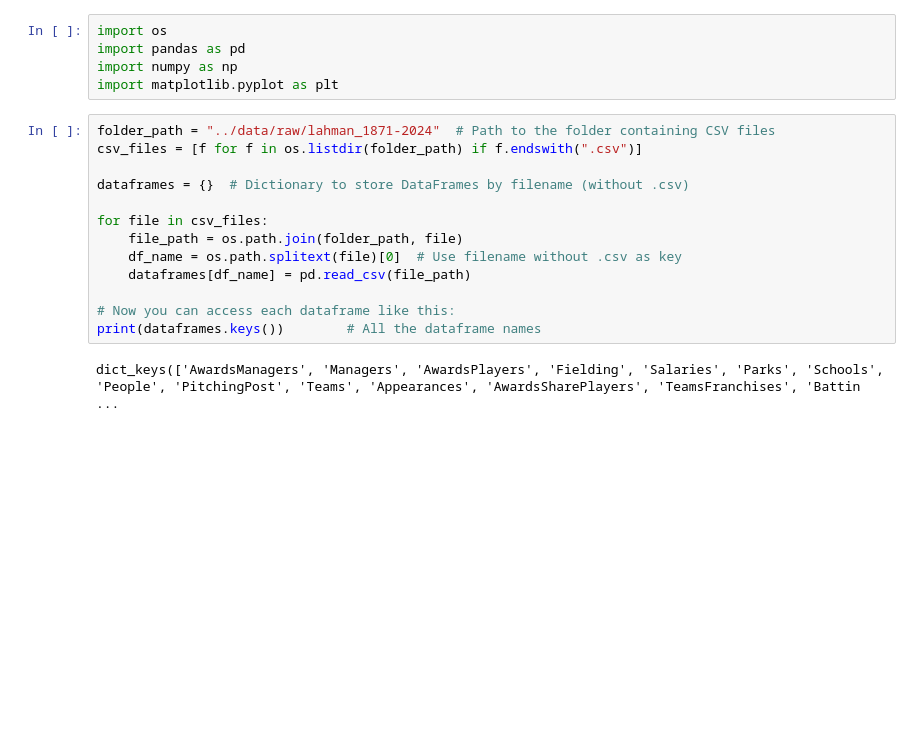
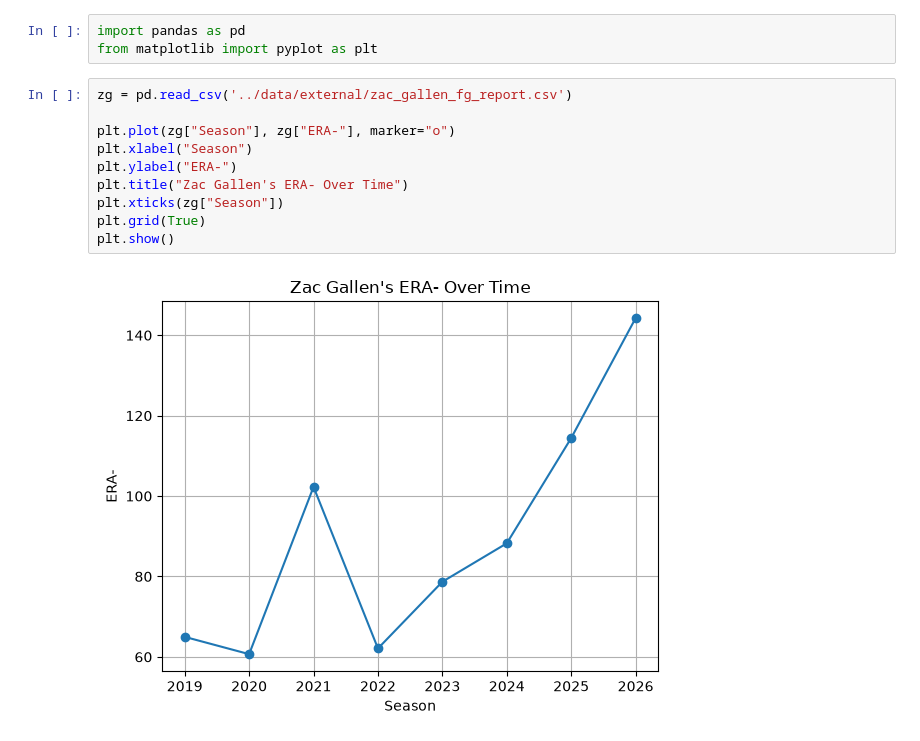
Before and after one commit to notBillJames/baseball-refresh, a Jupyter notebook: notebooks/0.0-nbj-sourcing-external-data.ipynb, the cells around one changed output. Saved outputs shown, nothing was run; the diff lists cells and outputs as text; blank space fills up the shorter version.

Commit message:
starting Zac Gallen deep dive in earnest

```diff
--- a/notebooks/0.0-nbj-sourcing-external-data.ipynb
+++ b/notebooks/0.0-nbj-sourcing-external-data.ipynb
@@ -5,20 +7,15 @@ A notebook to use for practicing, relearning, and experimenting with lost and ne
 # %%
-import os
 import pandas as pd
-import numpy as np
-import matplotlib.pyplot as plt
+from matplotlib import pyplot as plt
-# %%
-folder_path = "../data/raw/lahman_1871-2024"  # Path to the folder containing CSV files
-csv_files = [f for f in os.listdir(folder_path) if f.endswith(".csv")]
-
-dataframes = {}  # Dictionary to store DataFrames by filename (without .csv)
-
-for file in csv_files:
-    file_path = os.path.join(folder_path, file)
-    df_name = os.path.splitext(file)[0]  # Use filename without .csv as key
-    dataframes[df_name] = pd.read_csv(file_path)
-
-# Now you can access each dataframe like this:
-print(dataframes.keys())        # All the dataframe names
-# %% [output]
-dict_keys(['AwardsManagers', 'Managers', 'AwardsPlayers', 'Fielding', 'Salaries', 'Parks', 'Schools', 'People', 'PitchingPost', 'Teams', 'Appearances', 'AwardsSharePlayers', 'TeamsFranchises', 'Battin ...
+# %%
+zg = pd.read_csv('../data/external/zac_gallen_fg_report.csv')
+
+plt.plot(zg["Season"], zg["ERA-"], marker="o")
+plt.xlabel("Season")
+plt.ylabel("ERA-")
+plt.title("Zac Gallen's ERA- Over Time")
+plt.xticks(zg["Season"])
+plt.grid(True)
+plt.show()
+# %% [output]
+[figure, added]
```
Also changed, not shown: parts of 3 cells of this notebook.
